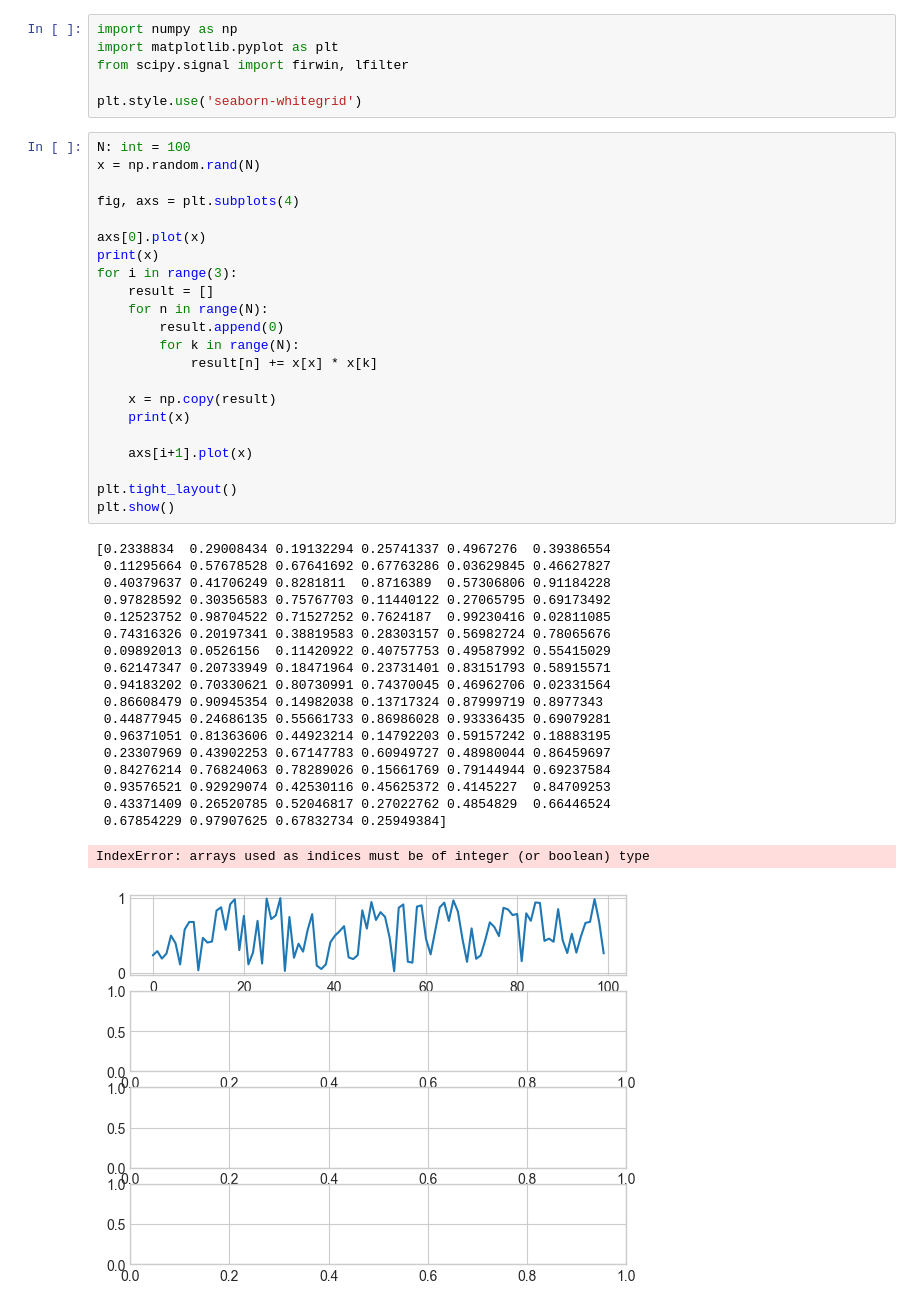
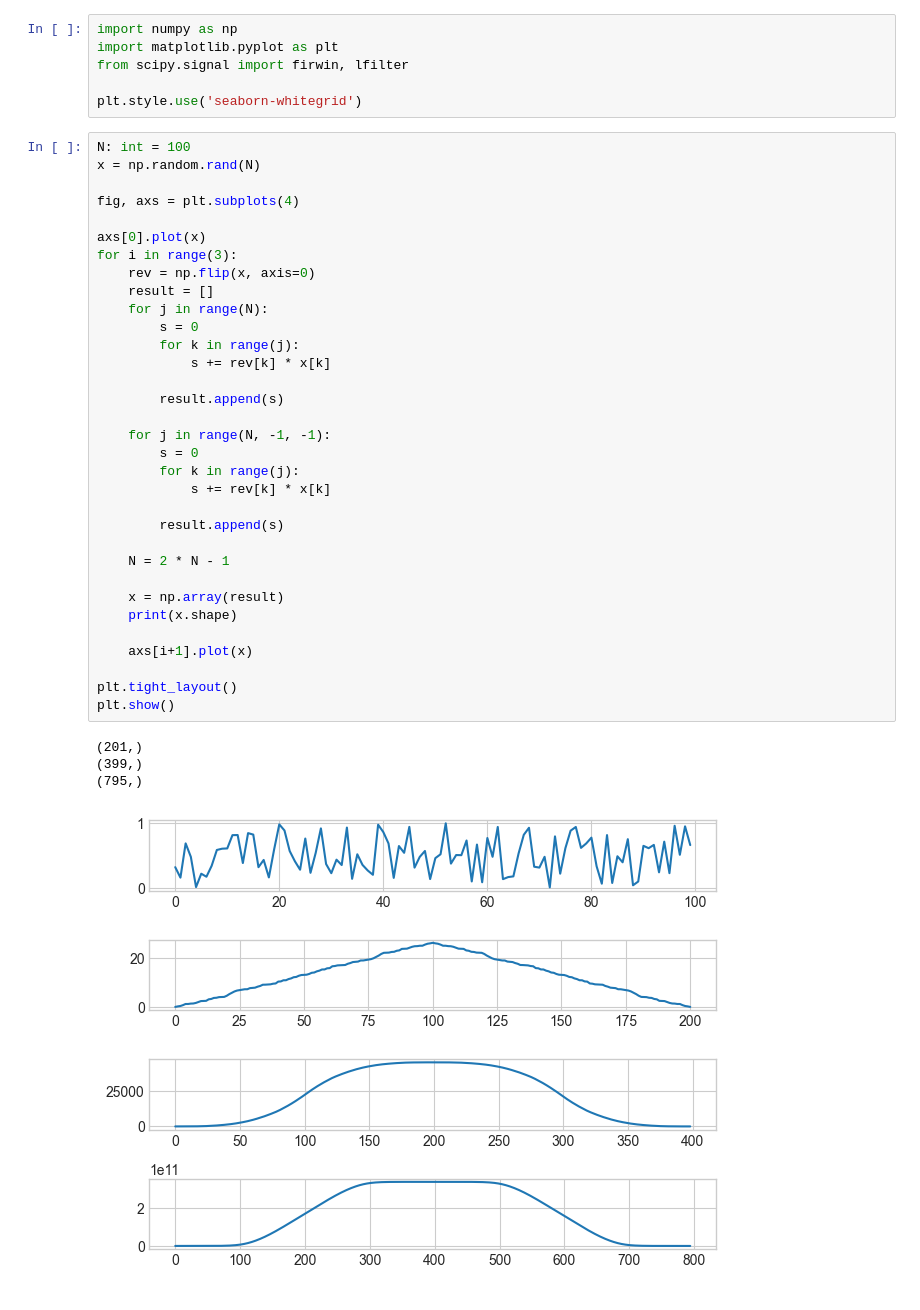
Before and after one commit to radubuzas/PS, a Jupyter notebook: lab6/lab6.ipynb, the cells around one changed output. Saved outputs shown, nothing was run; the diff lists cells and outputs as text.

```diff
--- a/lab6/lab6.ipynb
+++ b/lab6/lab6.ipynb
@@ -7,42 +7,38 @@ plt.style.use('seaborn-whitegrid')
 # %%
 N: int = 100
 x = np.random.rand(N)
 
 fig, axs = plt.subplots(4)
 
 axs[0].plot(x)
-print(x)
 for i in range(3):
+    rev = np.flip(x, axis=0)
     result = []
-    for n in range(N):
-        result.append(0)
-        for k in range(N):
-            result[n] += x[x] * x[k]
+    for j in range(N):
+        s = 0
+        for k in range(j):
+            s += rev[k] * x[k]
 
-    x = np.copy(result)
-    print(x)
+        result.append(s)
+
+    for j in range(N, -1, -1):
+        s = 0
+        for k in range(j):
+            s += rev[k] * x[k]
+
+        result.append(s)
+
+    N = 2 * N - 1
+
+    x = np.array(result)
+    print(x.shape)
 
     axs[i+1].plot(x)
 
 plt.tight_layout()
 plt.show()
 # %% [output]
-[0.2338834  0.29008434 0.19132294 0.25741337 0.4967276  0.39386554
- 0.11295664 0.57678528 0.67641692 0.67763286 0.03629845 0.46627827
- 0.40379637 0.41706249 0.8281811  0.8716389  0.57306806 0.91184228
- 0.97828592 0.30356583 0.75767703 0.11440122 0.27065795 0.69173492
- 0.12523752 0.98704522 0.71527252 0.7624187  0.99230416 0.02811085
- 0.74316326 0.20197341 0.38819583 0.28303157 0.56982724 0.78065676
- 0.09892013 0.0526156  0.11420922 0.40757753 0.49587992 0.55415029
- 0.62147347 0.20733949 0.18471964 0.23731401 0.83151793 0.58915571
- 0.94183202 0.70330621 0.80730991 0.74370045 0.46962706 0.02331564
- 0.86608479 0.90945354 0.14982038 0.13717324 0.87999719 0.8977343
- 0.44877945 0.24686135 0.55661733 0.86986028 0.93336435 0.69079281
- 0.96371051 0.81363606 0.44923214 0.14792203 0.59157242 0.18883195
- 0.23307969 0.43902253 0.67147783 0.60949727 0.48980044 0.86459697
- 0.84276214 0.76824063 0.78289026 0.15661769 0.79144944 0.69237584
- 0.93576521 0.92929074 0.42530116 0.45625372 0.4145227  0.84709253
- 0.43371409 0.26520785 0.52046817 0.27022762 0.4854829  0.66446524
- 0.67854229 0.97907625 0.67832734 0.25949384]
+(201,)
+(399,)
+(795,)
-IndexError: arrays used as indices must be of integer (or boolean) type
-[figure, old version]
+[figure, new version]
```
Also changed, not shown: parts of 5 cells of this notebook, 3 other files.
